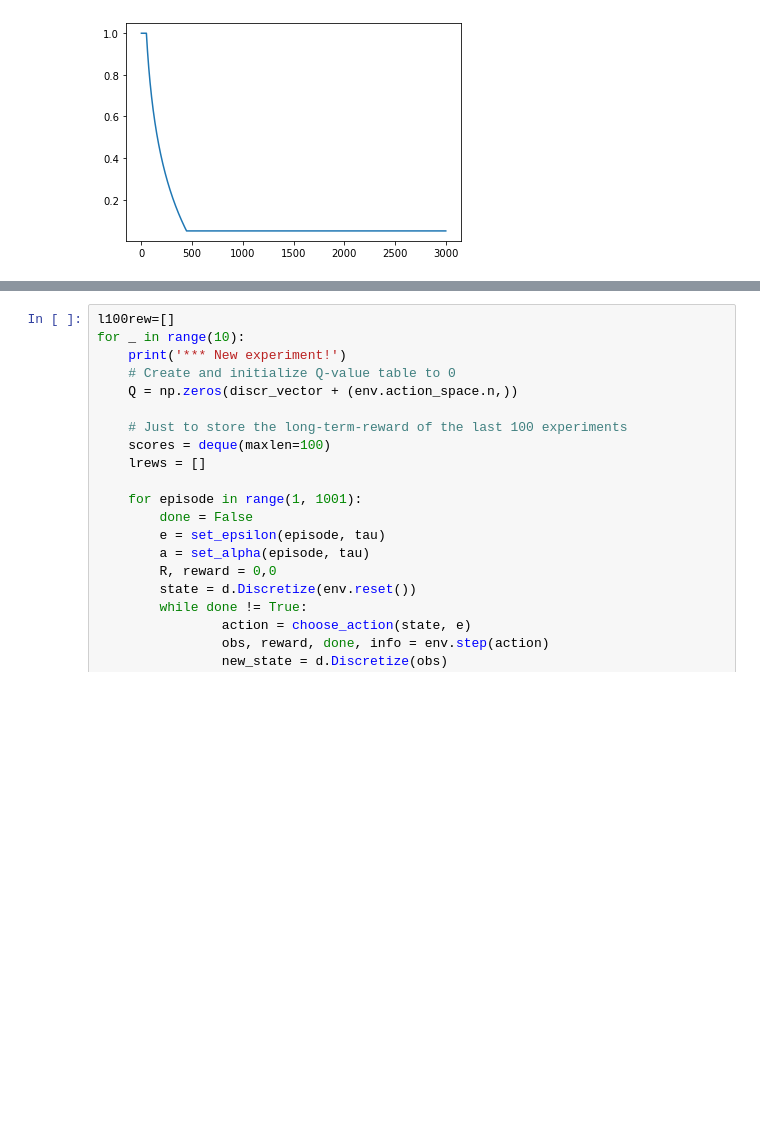
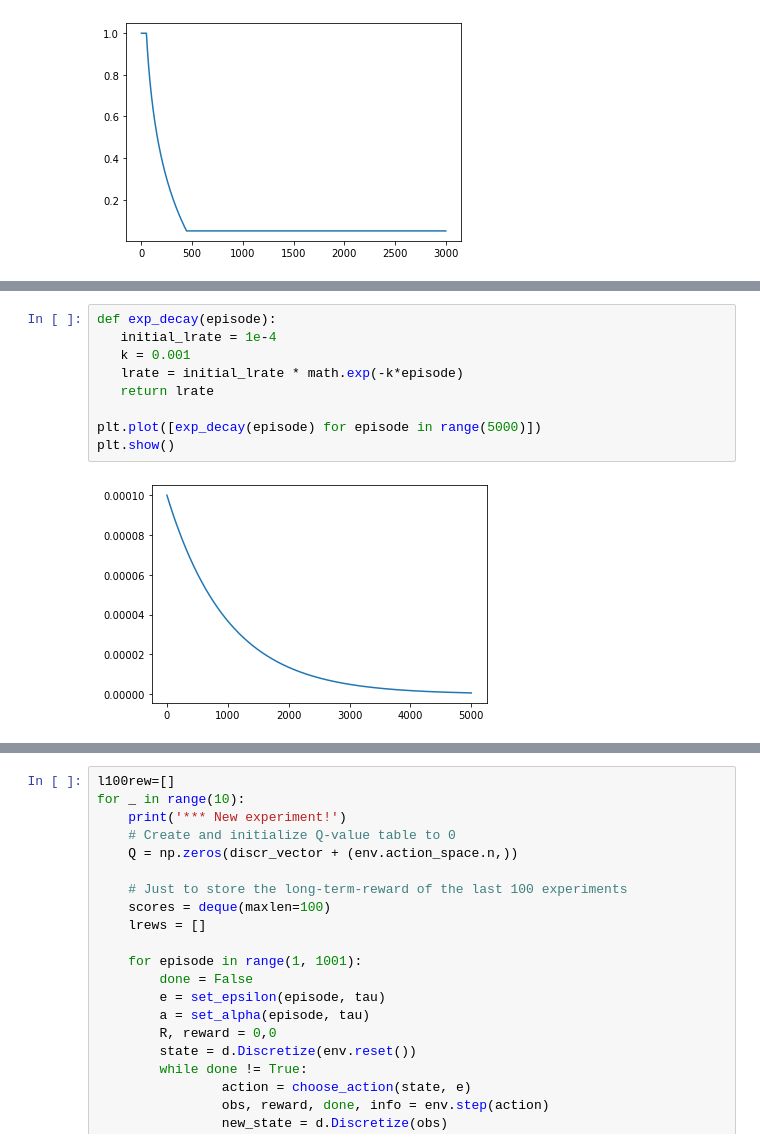
Before and after one commit to QuimMarset/MAI-ATCI, a Jupyter notebook: LabsNotebooks/q_learning.ipynb, the cells around one changed output, grey strips where cells are left out. Cells and saved outputs as stored; diff of their text form; blank space fills up the shorter version.

```diff
--- a/LabsNotebooks/q_learning.ipynb
+++ b/LabsNotebooks/q_learning.ipynb
@@ -473,0 +474,11 @@ plt.show()
+# %%
+def exp_decay(episode):
+   initial_lrate = 1e-4
+   k = 0.001
+   lrate = initial_lrate * math.exp(-k*episode)
+   return lrate
+
+plt.plot([exp_decay(episode) for episode in range(5000)])
+plt.show()
+# %% [output]
+[figure, added]
```
Also changed, not shown: parts of 3 cells of this notebook, 24 other files.
